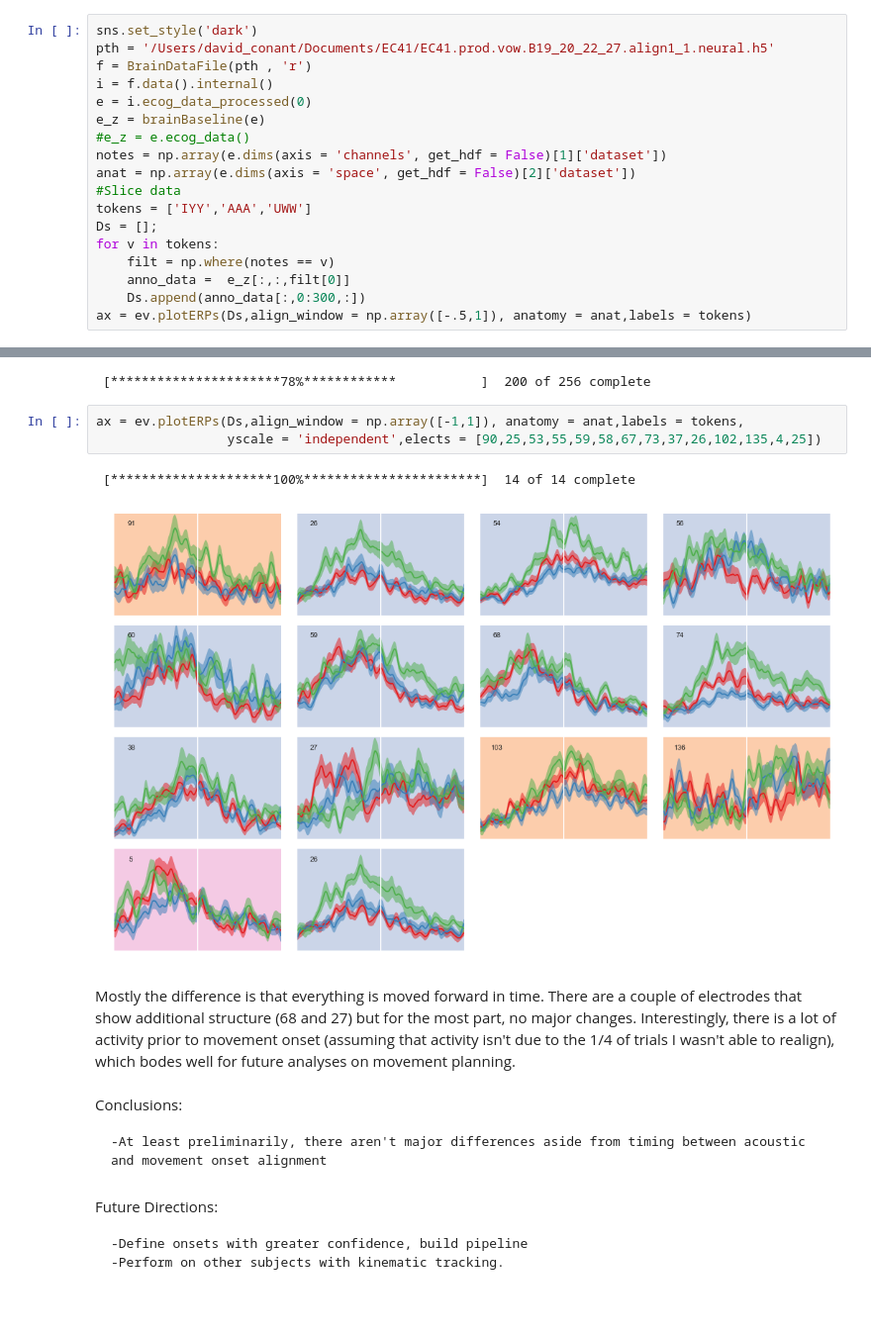
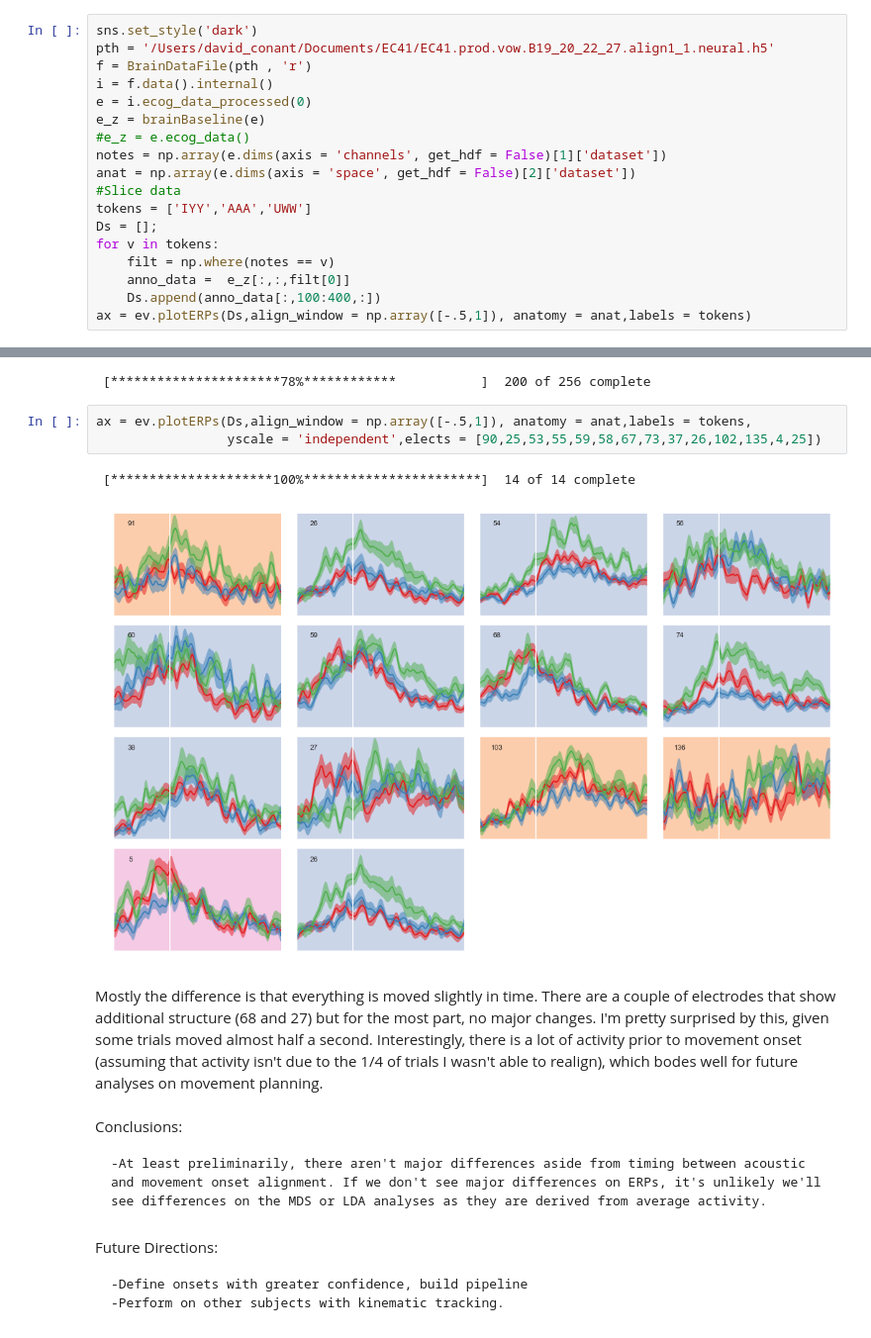
Before and after one commit to dfconant/utilities, a Jupyter notebook: iPyNb/VowelProject_Does aligning to movement onset significantly change results?.ipynb, the cells around one changed output, grey strips where cells are left out. Shown at 99% size. Saved outputs shown, nothing was run; the diff lists cells and outputs as text; blank space fills up the shorter version.

```diff
--- a/iPyNb/VowelProject_Does aligning to movement onset significantly change results?.ipynb
+++ b/iPyNb/VowelProject_Does aligning to movement onset significantly change results?.ipynb
@@ -50,7 +52,7 @@ Ds = [];
 for v in tokens:
     filt = np.where(notes == v)
     anno_data =  e_z[:,:,filt[0]]
-    Ds.append(anno_data[:,0:300,:])
+    Ds.append(anno_data[:,100:400,:])
 ax = ev.plotERPs(Ds,align_window = np.array([-.5,1]), anatomy = anat,labels = tokens)
 # %% [output]
  [**********************78%************           ]  200 of 256 complete
@@ -82,17 +84,17 @@ ax = ev.plotERPs(Ds,align_window = np.array([-.5,1]), anatomy = anat,labels = to
 # %% [output]
  [**********************78%************           ]  200 of 256 complete
 # %%
-ax = ev.plotERPs(Ds,align_window = np.array([-1,1]), anatomy = anat,labels = tokens,
+ax = ev.plotERPs(Ds,align_window = np.array([-.5,1]), anatomy = anat,labels = tokens,
                  yscale = 'independent',elects = [90,25,53,55,59,58,67,73,37,26,102,135,4,25])
 # %% [output]
  [*********************100%***********************]  14 of 14 complete
-[figure, old version]
+[figure, new version]
 # %% [markdown]
-Mostly the difference is that everything is moved forward in time. There are a couple of electrodes that show additional structure (68 and 27) but for the most part, no major changes. Interestingly, there is a lot of activity prior to movement onset (assuming that activity isn't due to the 1/4 of trials I wasn't able to realign), which bodes well for future analyses on movement planning.
+Mostly the difference is that everything is moved slightly in time. There are a couple of electrodes that show additional structure (68 and 27) but for the most part, no major changes. I'm pretty surprised by this, given some trials moved almost half a second. Interestingly, there is a lot of activity prior to movement onset (assuming that activity isn't due to the 1/4 of trials I wasn't able to realign), which bodes well for future analyses on movement planning.
 # %% [markdown]
 Conclusions:
 
-    -At least preliminarily, there aren't major differences aside from timing between acoustic and movement onset alignment
+    -At least preliminarily, there aren't major differences aside from timing between acoustic and movement onset alignment. If we don't see major differences on ERPs, it's unlikely we'll see differences on the MDS or LDA analyses as they are derived from average activity.
 # %% [markdown]
 Future Directions:
 
```
Also changed, not shown: parts of 2 cells of this notebook, 2 other files.
